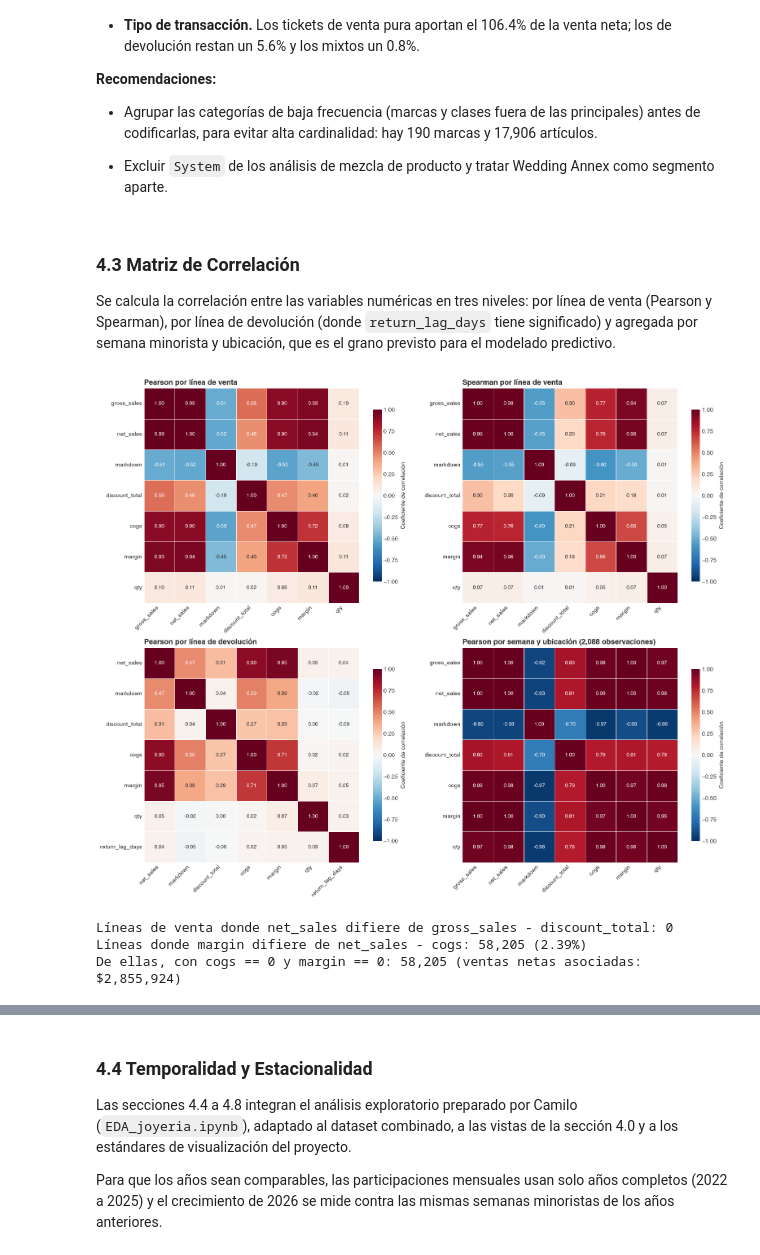
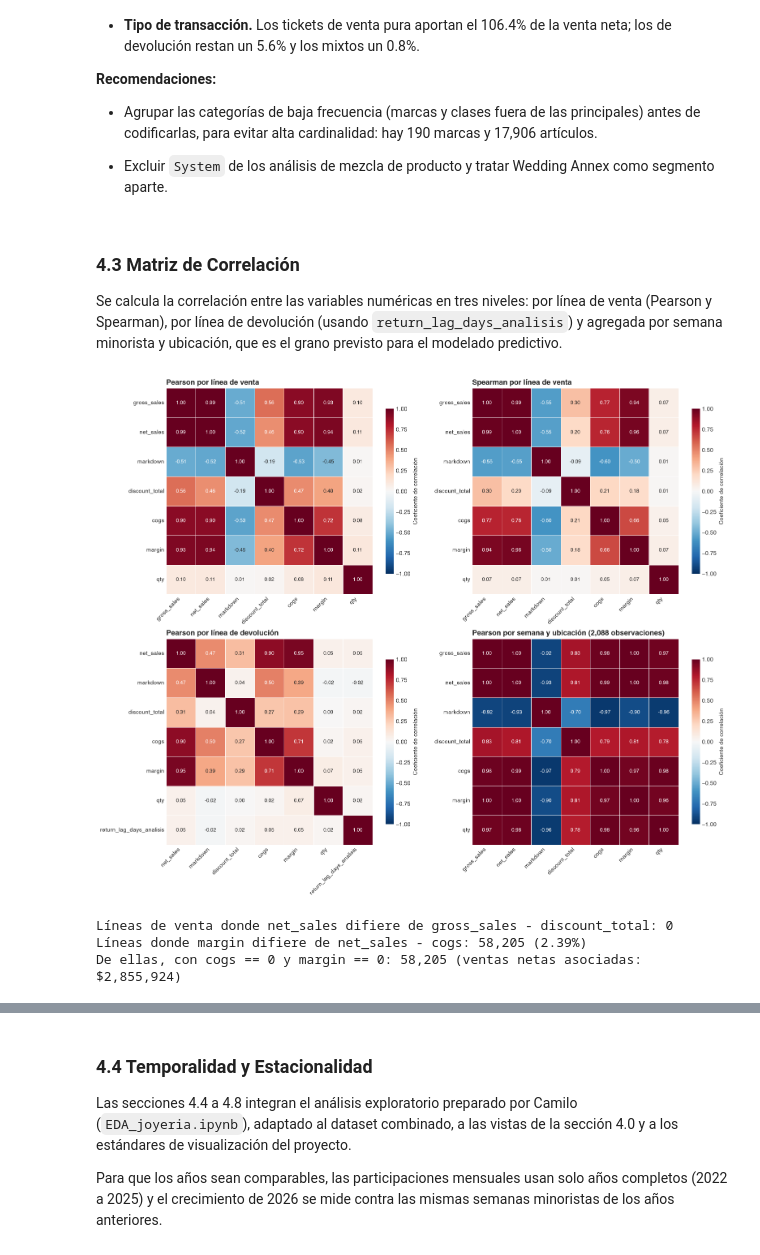
Before and after one commit to geramargonzalez/sales-revenue-datascience, a Jupyter notebook: sales-revenue-jewery.ipynb, the cells around one changed output, grey strips where cells are left out. Saved outputs shown, nothing was run; the diff lists cells and outputs as text; code cells hidden in the pictures.

```diff
--- a/sales-revenue-jewery.ipynb
+++ b/sales-revenue-jewery.ipynb
@@ -213,4 +219,9 @@ Registros que superan los 90 días: 50,223 (2.06% de las devoluciones)
 # %%
-# Aplicar recorte (Capping / Winsorizing) a un máximo de 90 días
+# Vista analítica de devoluciones: preserva el rezago original y agrega el valor acotado
 UMBRAL_POLITICA = 90
-df['return_lag_days'] = df['return_lag_days'].clip(upper=UMBRAL_POLITICA)
+rezago_devoluciones = df.loc[df['is_return'], ['return_lag_days']].copy()
+rezago_devoluciones['return_lag_days_analisis'] = rezago_devoluciones['return_lag_days'].clip(upper=UMBRAL_POLITICA)
+rezago_devoluciones['rezago_recortado'] = rezago_devoluciones['return_lag_days'] > UMBRAL_POLITICA
+
+assert df['return_lag_days'].max() == lag_informado.max(), 'Se modificó el rezago original'
+print(f"Rezagos recortados solo en la vista analítica: {rezago_devoluciones['rezago_recortado'].sum():,}")
@@ -390,14 +403,20 @@ filas_previas = len(df)
 columnas_previas = df.shape[1]
 net_sales_previo = df['net_sales'].sum()
 
-# 1. Eliminación de columnas con 100% de valores nulos (sin información en origen)
+# 1. Eliminación protegida de columnas con 100% de valores nulos
 columnas_100_nulos = ['item_season', 'promo_name', 'promo_amt']
+columnas_ausentes = sorted(set(columnas_100_nulos) - set(df.columns))
+assert not columnas_ausentes, f"Columnas esperadas ausentes: {columnas_ausentes}"
+conteo_no_nulos = df[columnas_100_nulos].notna().sum()
+assert conteo_no_nulos.eq(0).all(), f"Columnas con datos que no deben eliminarse: {conteo_no_nulos[conteo_no_nulos > 0].to_dict()}"
 df = df.drop(columns=columnas_100_nulos)
 print(f"Columnas eliminadas por 100% de ausencia: {columnas_100_nulos}")
 
-# 2. Variables Numéricas: Imputación con 0.0 (return_lag_days y markdown)
-columnas_numericas = ['return_lag_days', 'markdown']
-for col in columnas_numericas:
+# 2. Variable financiera: imputación semántica con 0.0
+# return_lag_days conserva sus nulos estructurales y sus ceros explícitos
+nulos_rezago_previos = df['return_lag_days'].isna().sum()
+columnas_numericas_imputadas = ['markdown']
+for col in columnas_numericas_imputadas:
     df[col] = df[col].fillna(0.0)
 
 # 3. Variables de Catálogo y Clientes: Imputación con etiquetas explícitas
@@ -552,9 +572,11 @@ fmt_dolares = FuncFormatter(lambda x, _: f'${x:,.0f}' if x == 0 or abs(x) >= 1 e
 # 1. Verificación de estado del dataset (no se modifica df)
 VENTAS_NETAS_CONTROL = 287_699_163.91
 assert df.shape == (2_435_854, 37), 'Dimensiones inesperadas del dataset'
-assert df.isna().sum().sum() == 0, 'El dataset contiene valores nulos'
+assert df.drop(columns=['return_lag_days']).isna().sum().sum() == 0, 'El dataset contiene nulos no estructurales'
+assert df['return_lag_days'].isna().sum() == nulos_rezago_previos, 'Se alteraron los nulos estructurales del rezago'
 assert abs(df['net_sales'].sum() - VENTAS_NETAS_CONTROL) < 0.01, 'Descuadre de ventas netas'
-print(f"Dimensiones: {df.shape[0]:,} filas x {df.shape[1]} columnas | Nulos: 0 | Ventas netas: ${df['net_sales'].sum():,.2f}")
+print(f"Dimensiones: {df.shape[0]:,} filas x {df.shape[1]} columnas | "
+      f"Nulos no estructurales: 0 | Ventas netas: ${df['net_sales'].sum():,.2f}")
 
 # 2. Máscaras y vistas auxiliares
 COLS_FINANCIERAS = ['gross_sales', 'net_sales', 'discount_total', 'cogs', 'margin', 'qty', 'markdown']
@@ -569,7 +591,8 @@ es_operativa = df['location_name'].isin(UBICACIONES_OPERATIVAS)
 fecha = pd.to_datetime(df['date'])
 
 ventas_fin = df.loc[~es_devolucion, COLS_FINANCIERAS]
-devoluciones_fin = df.loc[es_devolucion, COLS_FINANCIERAS + ['return_lag_days']]
+devoluciones_fin = df.loc[es_devolucion, COLS_FINANCIERAS + ['return_lag_days']].copy()
+devoluciones_fin['return_lag_days_analisis'] = devoluciones_fin['return_lag_days'].clip(upper=UMBRAL_POLITICA)
 
 # Tabla auxiliar por línea para tasas y participaciones
 aux = pd.DataFrame({
@@ -583,6 +606,14 @@ aux = pd.DataFrame({
     'venta_bruta': df['gross_sales'].where(~es_devolucion, 0.0),
     'devuelto': (-df['net_sales']).where(es_devolucion, 0.0)
 })
+
+# Corte único para comparaciones interanuales: última semana de 2026 con siete fechas
+cobertura_semanal_2026 = (pd.DataFrame({
+    'semana_minorista': aux.loc[aux['anio_minorista'] == 2026, 'semana_minorista'],
+    'fecha': fecha.loc[aux['anio_minorista'] == 2026]
+}).groupby('semana_minorista')['fecha'].agg(lambda s: s.dt.date.nunique()))
+SEMANA_MAXIMA_2026 = int(cobertura_semanal_2026.index.max())
+SEMANA_CORTE_COMPARABLE = int(cobertura_semanal_2026[cobertura_semanal_2026 == 7].index.max())
 
 # 3. Peso de los segmentos que pueden distorsionar el análisis
 segmentos = {
@@ -1084,7 +1114,7 @@ Cardinalidad: 5 departamentos, 36 clases, 27 subclases, 190 marcas, 17,906 artí
 # %% [markdown]
 ### 4.3 Matriz de Correlación
 
-Se calcula la correlación entre las variables numéricas en tres niveles: por línea de venta (Pearson y Spearman), por línea de devolución (donde `return_lag_days` tiene significado) y agregada por semana minorista y ubicación, que es el grano previsto para el modelado predictivo.
+Se calcula la correlación entre las variables numéricas en tres niveles: por línea de venta (Pearson y Spearman), por línea de devolución (usando `return_lag_days_analisis`) y agregada por semana minorista y ubicación, que es el grano previsto para el modelado predictivo.
 # %%
 # Matrices de correlación a nivel de línea y a nivel agregado
 cols_corr = ['gross_sales', 'net_sales', 'markdown', 'discount_total', 'cogs', 'margin', 'qty']
@@ -1092,7 +1122,7 @@ cols_corr = ['gross_sales', 'net_sales', 'markdown', 'discount_total', 'cogs', '
 corr_pearson = ventas_fin[cols_corr].corr(method='pearson')
 corr_spearman = ventas_fin[cols_corr].corr(method='spearman')
 # En las devoluciones gross_sales es siempre 0 (sin varianza), por lo que se excluye
-cols_devolucion = [c for c in cols_corr if c != 'gross_sales'] + ['return_lag_days']
+cols_devolucion = [c for c in cols_corr if c != 'gross_sales'] + ['return_lag_days_analisis']
 corr_devoluciones = devoluciones_fin[cols_devolucion].corr(method='pearson')
 
 # Agregado por semana minorista y ubicación operativa (ventas netas de devoluciones)
@@ -1102,34 +1132,34 @@ semanal = (df[es_operativa]
 corr_semanal = semanal.corr(method='pearson')
 
 matrices = [
     (corr_pearson, 'Pearson por línea de venta'),
     (corr_spearman, 'Spearman por línea de venta'),
     (corr_devoluciones, 'Pearson por línea de devolución'),
     (corr_semanal, f'Pearson por semana y ubicación ({len(semanal):,} observaciones)')
 ]
 
 fig, axes = plt.subplots(2, 2, figsize=(16, 13))
 for ax, (matriz, titulo) in zip(axes.flat, matrices):
     sns.heatmap(matriz, annot=True, fmt='.2f', cmap='RdBu_r', vmin=-1, vmax=1, center=0, square=True,
                 linewidths=0.5, linecolor='white', annot_kws={'fontsize': 9},
                 cbar_kws={'shrink': 0.8, 'label': 'Coeficiente de correlación'}, ax=ax)
     ax.set_title(titulo, loc='left', fontsize=13, fontweight='bold')
     ax.set_xticklabels(ax.get_xticklabels(), rotation=45, ha='right')
     ax.set_xlabel('')
     ax.set_ylabel('')
 
 plt.tight_layout()
 plt.show()
 
 # Consistencia de las identidades contables
 desvio_neto = (df['gross_sales'] - df['discount_total'] - df['net_sales']).abs() > 0.01
 print(f"Líneas de venta donde net_sales difiere de gross_sales - discount_total: {(desvio_neto & ~es_devolucion).sum():,}")
 desvio_margen = (df['margin'] - (df['net_sales'] - df['cogs'])).abs() > 0.01
 print(f"Líneas donde margin difiere de net_sales - cogs: {desvio_margen.sum():,} ({desvio_margen.mean() * 100:.2f}%)")
 print(f"De ellas, con cogs == 0 y margin == 0: {(desvio_margen & (df['cogs'] == 0) & (df['margin'] == 0)).sum():,} "
       f"(ventas netas asociadas: ${df.loc[desvio_margen, 'net_sales'].sum():,.0f})")
 # %% [output]
-[figure, old version]
+[figure, new version]
 Líneas de venta donde net_sales difiere de gross_sales - discount_total: 0
 Líneas donde margin difiere de net_sales - cogs: 58,205 (2.39%)
 De ellas, con cogs == 0 y margin == 0: 58,205 (ventas netas asociadas: $2,855,924)
```
Also changed, not shown: parts of 24 cells of this notebook, 2 other files.
